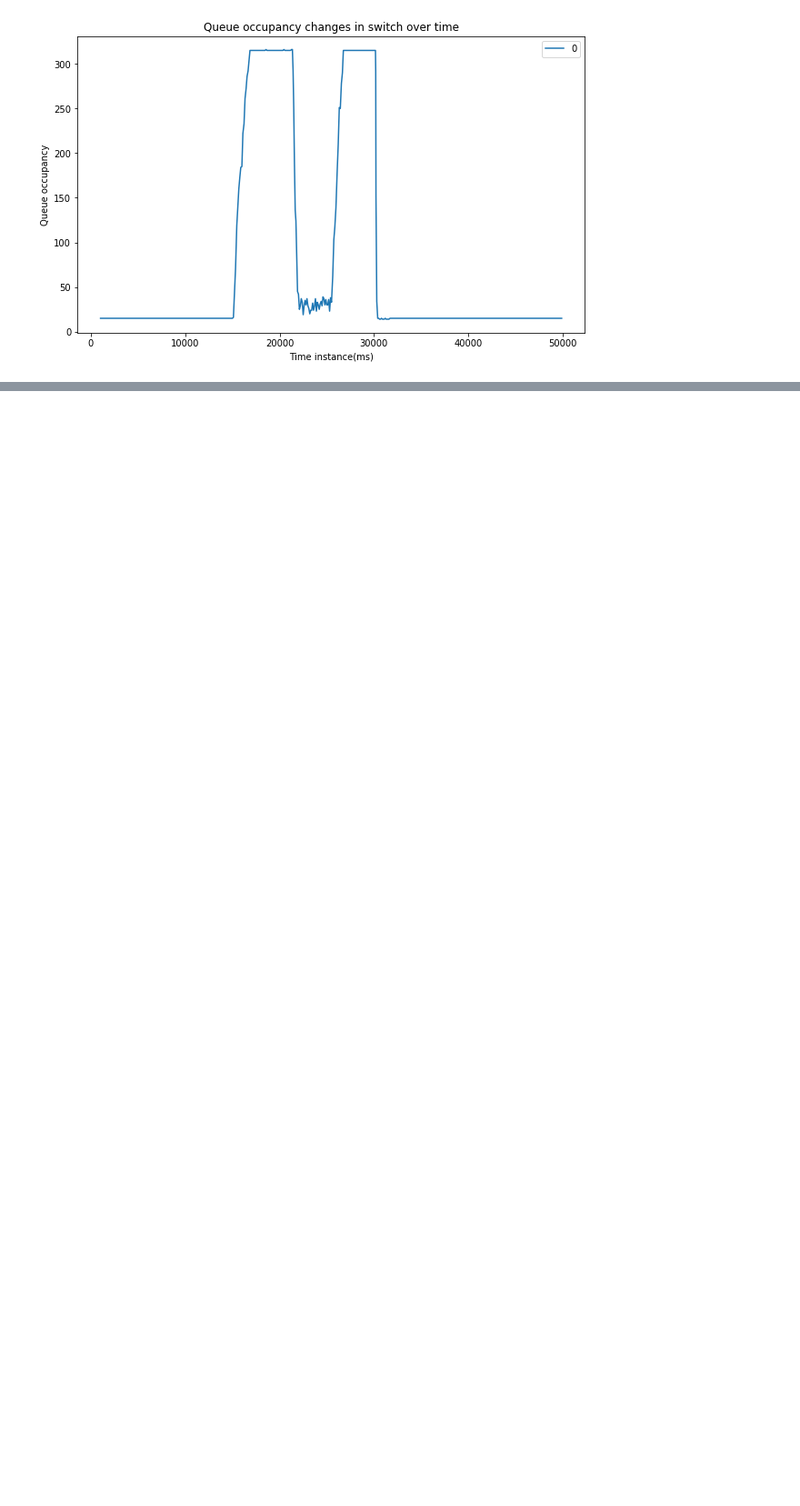
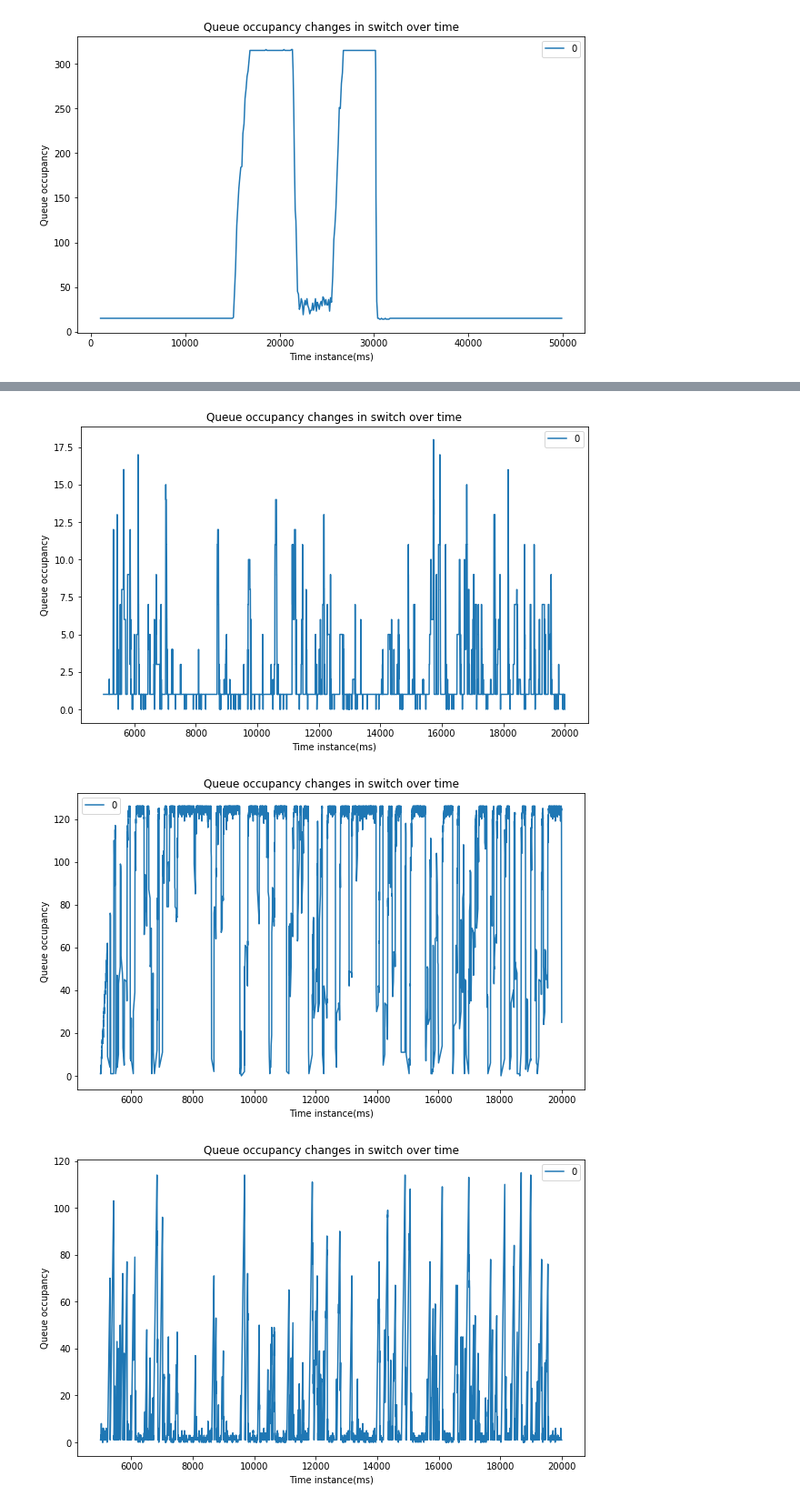
Before and after one commit to sbibek/Ns3DataplaneSimulation, a Jupyter notebook: ns-3.33/GenericQueueAndProbeAnalysis.ipynb, the cells around one changed output, grey strips where cells are left out. Shown at 91% size. Drawn from its saved outputs; the diff is of its cells as text; code cells hidden in the pictures; blank space fills up the shorter version.

```diff
--- a/ns-3.33/GenericQueueAndProbeAnalysis.ipynb
+++ b/ns-3.33/GenericQueueAndProbeAnalysis.ipynb
@@ -124,0 +149,9 @@ Analyze('QueueProbeAllDifferentBw2.log', 12, 3)
+# %%
+Q('queue.log', 0, 0)
+Q('queue.log', 0, 1)
+Q('queue.log', 1, 0)
+Q('queue.log', 1, 1)
+# %% [output]
+[figure, added]
+[figure, added]
+[figure, added]
```
Also changed, not shown: parts of 8 cells of this notebook, 18 other files.
